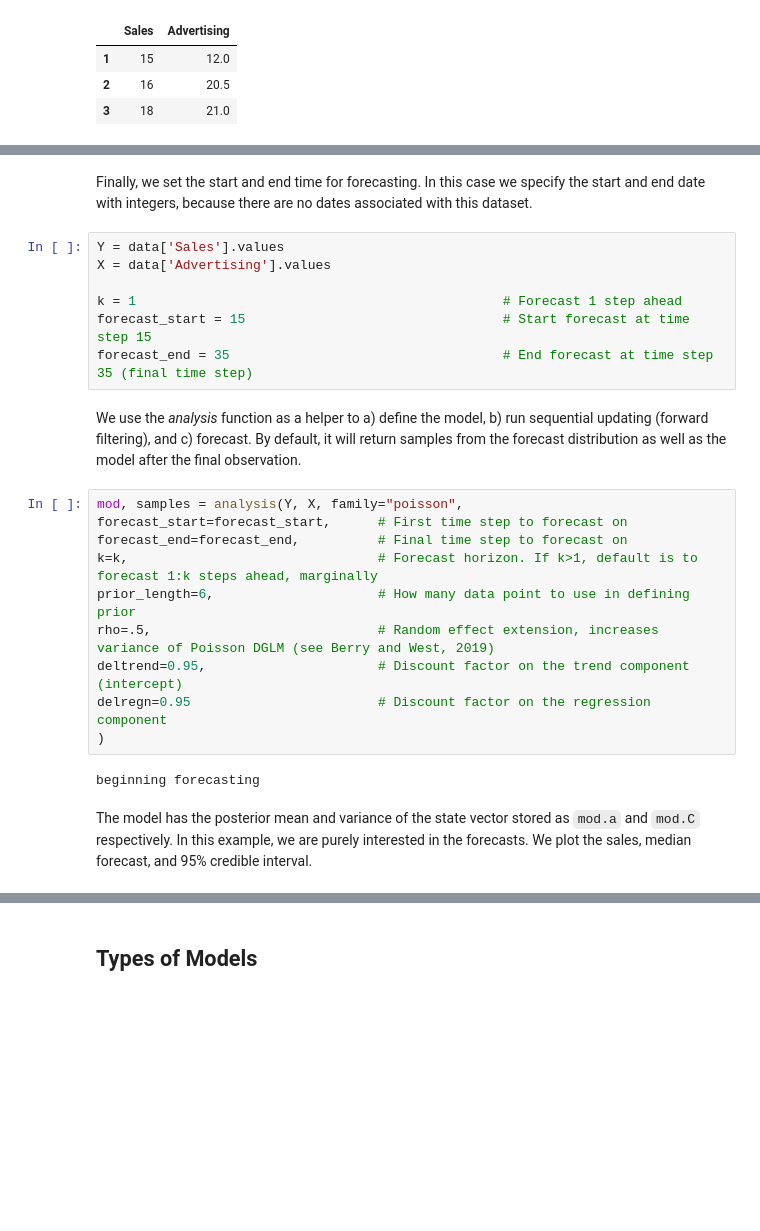
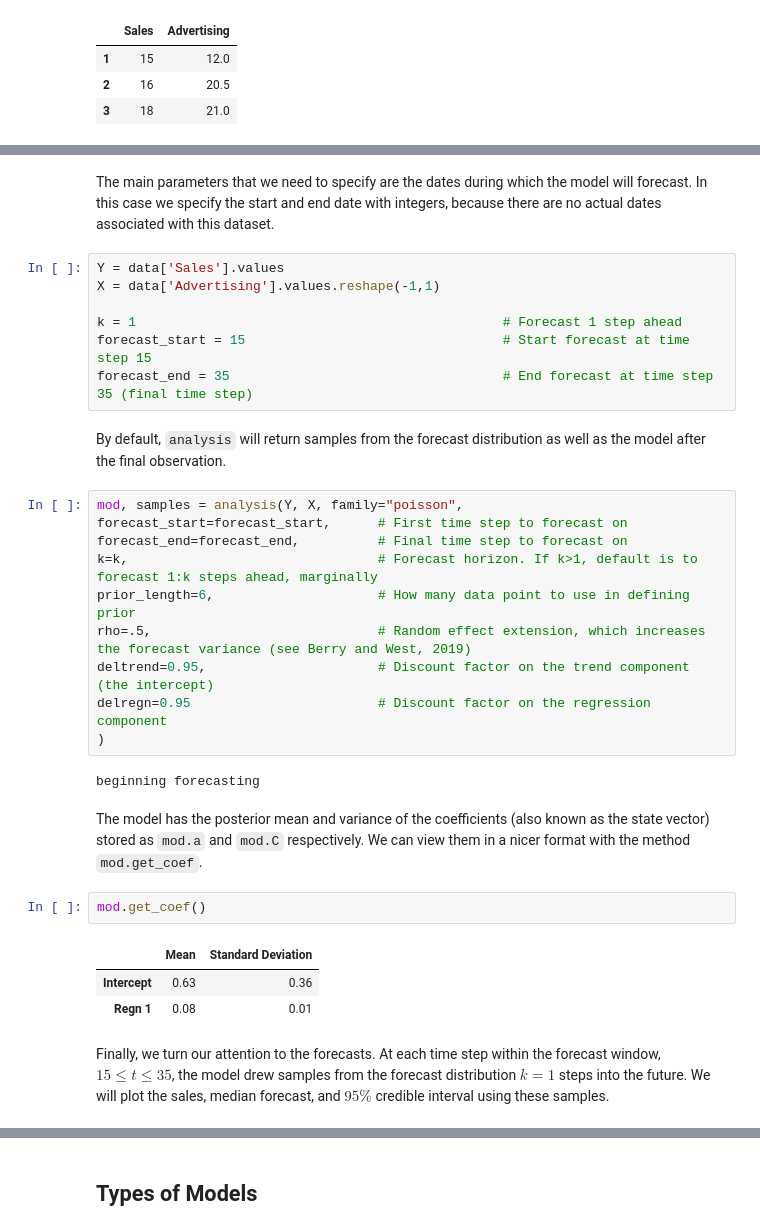
Before and after one commit to lavinei/pybats_nbdev, a Jupyter notebook: nbs/index.ipynb, the cells around one changed output, grey strips where cells are left out. Cells and saved outputs as stored; diff of their text form; blank space fills up the shorter version.

````diff
--- a/nbs/index.ipynb
+++ b/nbs/index.ipynb
@@ -44,28 +45,36 @@ Second, we extract the outcome (_Y_) and covariate (_X_) from this dataset. We'l
 # %% [markdown]
-Finally, we set the start and end time for forecasting. In this case we specify the start and end date with integers, because there are no dates associated with this dataset.
+The main parameters that we need to specify are the dates during which the model will forecast. In this case we specify the start and end date with integers, because there are no actual dates associated with this dataset.
 # %%
 Y = data['Sales'].values
-X = data['Advertising'].values
+X = data['Advertising'].values.reshape(-1,1)
 
 k = 1                                               # Forecast 1 step ahead
 forecast_start = 15                                 # Start forecast at time step 15
 forecast_end = 35                                   # End forecast at time step 35 (final time step)
 # %% [markdown]
-We use the _analysis_ function as a helper to a) define the model, b) run sequential updating (forward filtering), and c) forecast. By default, it will return samples from the forecast distribution as well as the model after the final observation.
+By default, `analysis` will return samples from the forecast distribution as well as the model after the final observation.
 # %%
 mod, samples = analysis(Y, X, family="poisson",
 forecast_start=forecast_start,      # First time step to forecast on
 forecast_end=forecast_end,          # Final time step to forecast on
 k=k,                                # Forecast horizon. If k>1, default is to forecast 1:k steps ahead, marginally
 prior_length=6,                     # How many data point to use in defining prior
-rho=.5,                             # Random effect extension, increases variance of Poisson DGLM (see Berry and West, 2019)
-deltrend=0.95,                      # Discount factor on the trend component (intercept)
+rho=.5,                             # Random effect extension, which increases the forecast variance (see Berry and West, 2019)
+deltrend=0.95,                      # Discount factor on the trend component (the intercept)
 delregn=0.95                        # Discount factor on the regression component
 )
 # %% [output]
 beginning forecasting
 # %% [markdown]
-The model has the posterior mean and variance of the state vector stored as ```mod.a``` and ```mod.C``` respectively.  In this example, we are purely interested in the forecasts. We plot the sales, median forecast, and 95\% credible interval.
+The model has the posterior mean and variance of the coefficients (also known as the state vector) stored as `mod.a` and `mod.C` respectively. We can view them in a nicer format with the method `mod.get_coef`.
+# %%
+mod.get_coef()
+# %% [output]
+|  | Mean | Standard Deviation |
+| Intercept | 0.63 | 0.36 |
+| Regn 1 | 0.08 | 0.01 |
+# %% [markdown]
+Finally, we turn our attention to the forecasts. At each time step within the forecast window, $15 \leq t \leq 35$, the model drew samples from the forecast distribution $k=1$ steps into the future. We will plot the sales, median forecast, and $95\%$ credible interval using these samples.
 # %%
 import matplotlib.pyplot as plt
 
````
Also changed, not shown: parts of 34 cells of this notebook, 8 other files.
